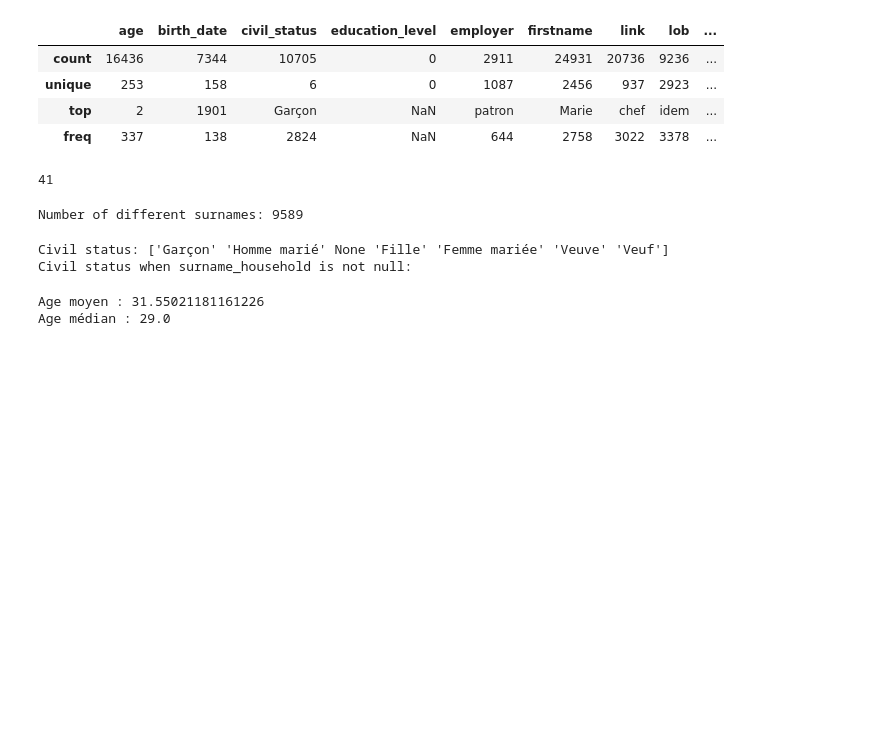
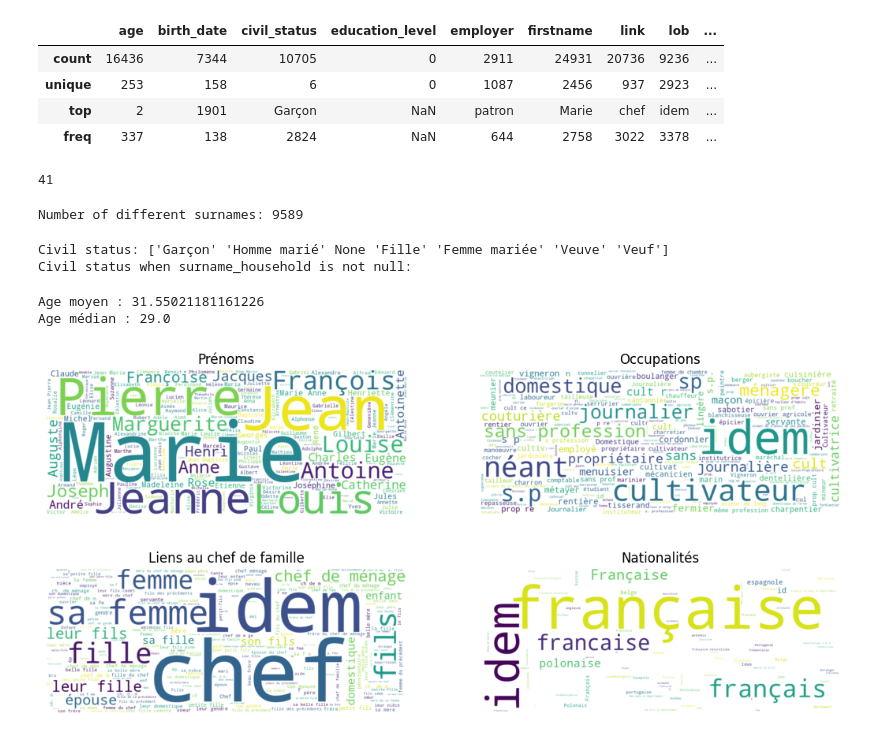
Before and after one commit to adlemoreau/nlp-archives-project, a Jupyter notebook: src/stat_des.ipynb, the cells around one changed output. Saved outputs shown, nothing was run; the diff lists cells and outputs as text; code cells hidden in the pictures; blank space fills up the shorter version.

```diff
--- a/src/stat_des.ipynb
+++ b/src/stat_des.ipynb
@@ -153,0 +161,22 @@ px.histogram(df_birth_year, x='birth_date', title='Histogramme des années de na
+# %%
+# Word clouds
+fig, ax = plt.subplots(2, 2, figsize=(13, 6))
+wordcloud1 = WordCloud(width=1000, height=400, background_color='white').generate_from_frequencies(Counter(df.firstname.dropna().astype(str).tolist()))
+ax[0][0].imshow(wordcloud1, interpolation='bilinear')
+ax[0][0].axis('off')
+ax[0][0].set_title('Prénoms')
+wordcloud2 = WordCloud(width=1000, height=400, background_color='white').generate_from_frequencies(Counter(df.occupation.dropna().astype(str).tolist()))
+ax[0][1].imshow(wordcloud2, interpolation='bilinear')
+ax[0][1].axis('off')
+ax[0][1].set_title('Occupations')
+wordcloud3 = WordCloud(width=1000, height=400, background_color='white').generate_from_frequencies(Counter(df.link.dropna().astype(str).tolist()))
+ax[1][0].imshow(wordcloud3, interpolation='bilinear')
+ax[1][0].axis('off')
+ax[1][0].set_title('Liens au chef de famille')
+wordcloud4 = WordCloud(width=1000, height=400, background_color='white').generate_from_frequencies(Counter(df.nationality.dropna().astype(str).tolist()))
+ax[1][1].imshow(wordcloud4, interpolation='bilinear')
+ax[1][1].axis('off')
+ax[1][1].set_title('Nationalités')
+plt.show()
+# %% [output]
+[figure, added]
```
Also changed, not shown: parts of 2 cells of this notebook, 2 other files.
